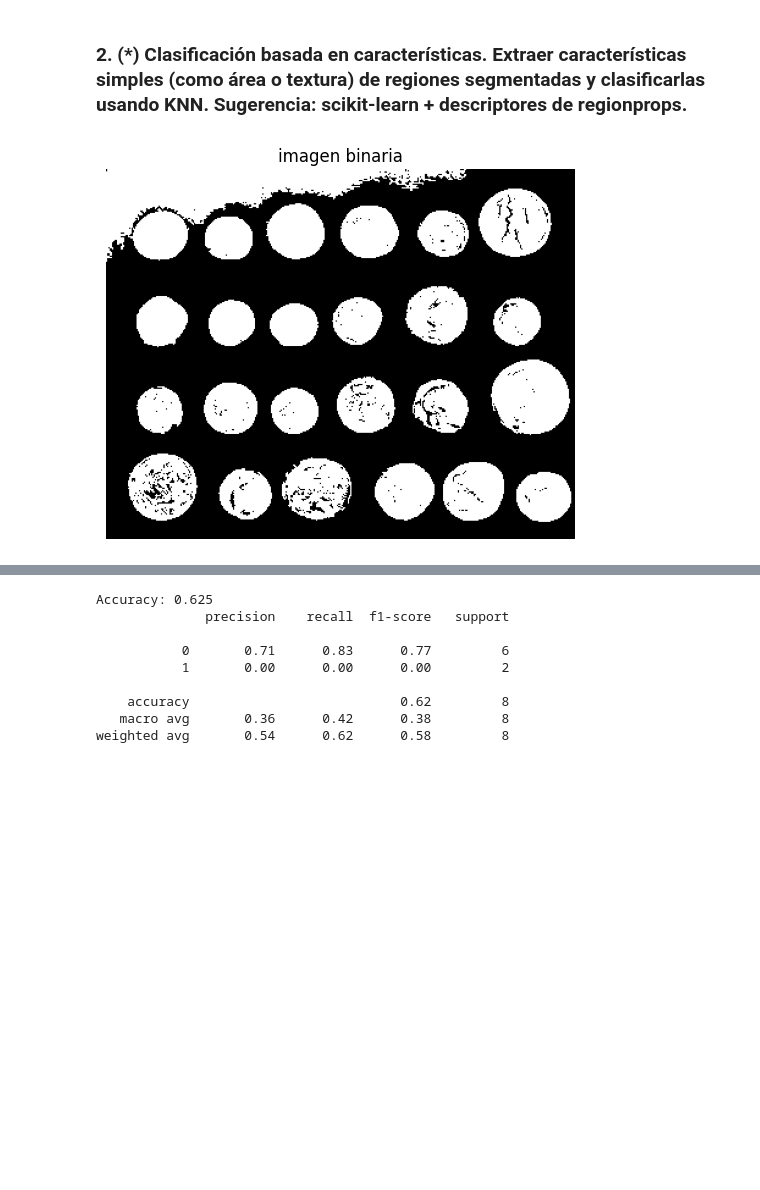
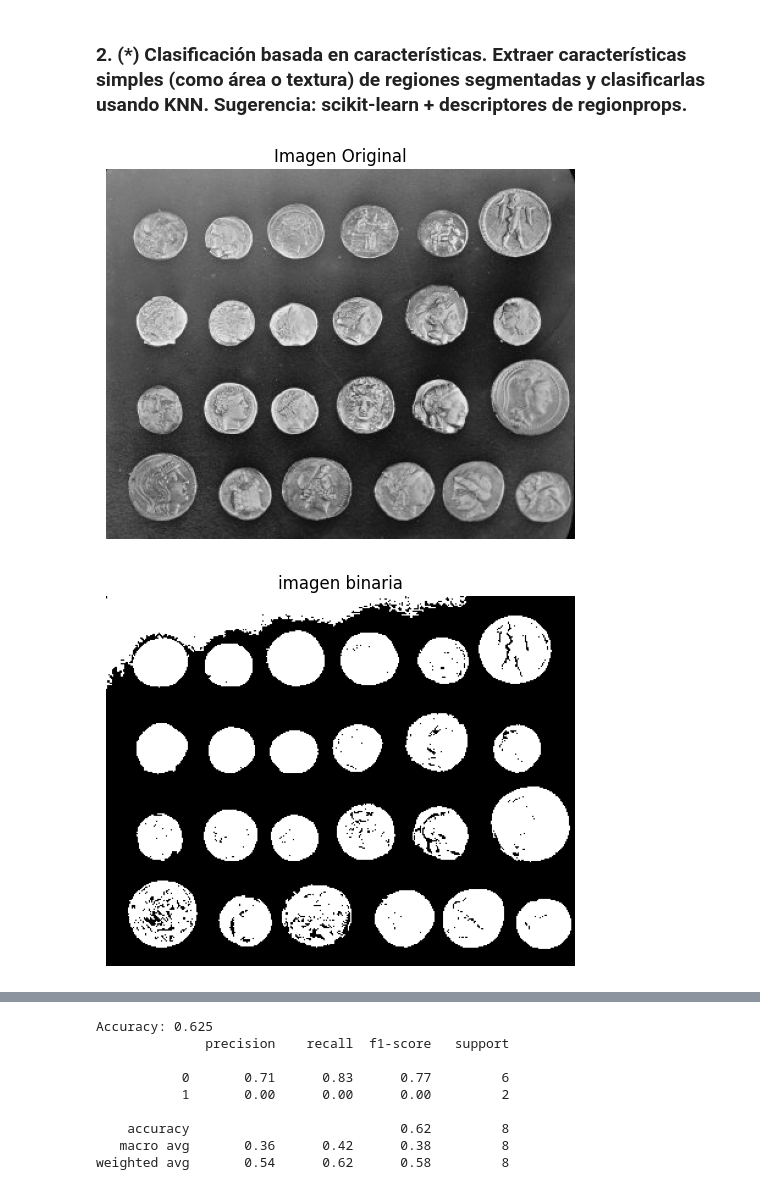
Before and after one commit to LucasEPK/tps-proc-imagenes, a Jupyter notebook: TP 6/code/TP 6.ipynb, the cells around one changed output, grey strips where cells are left out. Drawn from its saved outputs; the diff is of its cells as text; code cells hidden in the pictures; blank space fills up the shorter version.

```diff
--- a/TP 6/code/TP 6.ipynb
+++ b/TP 6/code/TP 6.ipynb
@@ -263,19 +263,20 @@ from sklearn.metrics import accuracy_score, classification_report
 # %%
 # Cargar imagen en escala de grises
 #image = io.imread('images/minecraftBiomes.jpg', as_gray=True)
 #coin image
 image =  data.coins()
-
+show_image("Imagen Original", image)
 # Umbral simple para binarizar
 binary = image > filters.threshold_otsu(image)
 
 # Limpiar ruido
 binary = morphology.remove_small_objects(binary, min_size=50)
 show_image("imagen binaria", binary)
 # Etiquetar regiones conectadas
 label_image = measure.label(binary)
 # %% [output]
-[figure, old version]
+[figure, new version]
+[figure, added]
 # %%
 
 
```
Also changed, not shown: parts of 1 cell of this notebook, 9 other files.
